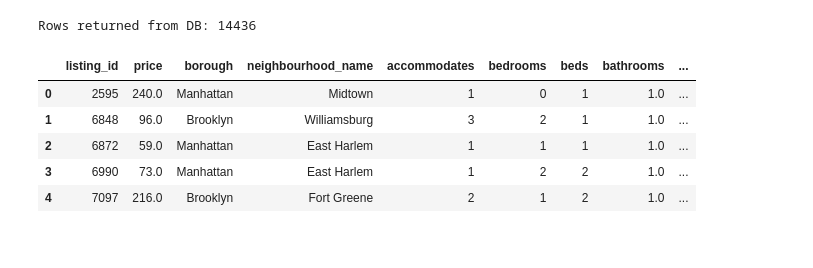
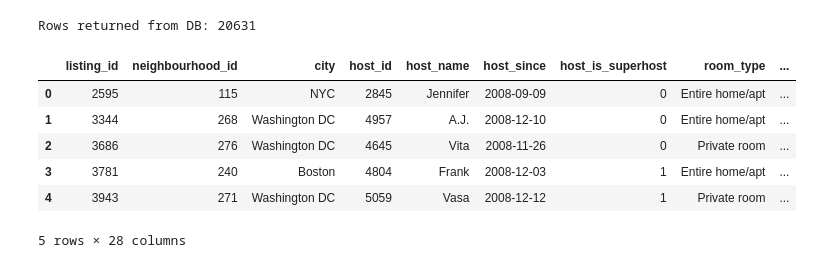
Before and after one commit to Pranav-Bathula/Airbnb-Price-Predictor, a Jupyter notebook: notebooks/features.ipynb, the cells around one changed output. Drawn from its saved outputs; the diff is of its cells as text; code cells hidden in the pictures.

```diff
--- a/notebooks/features.ipynb
+++ b/notebooks/features.ipynb
@@ -1,62 +1,43 @@
 # %%
 # Feature Factory: Official Feature Engineering Notebook
 #
 # This notebook is the single source of truth for feature engineering.
 # It reads from the SQLite database and creates listing_features.csv
 # which is then consumed by model.ipynb for training.
 #
 # Pipeline: DB → features.ipynb → listing_features.csv → model.ipynb
 
 import pandas as pd
 import numpy as np
 import sqlite3
 import os
 
 # 1. Connect to the SQLite database
 db_path = "../data/airbnb.db"
 
-query = """
+# Base query: get all listing columns + neighbourhood info
+base_query = """
 SELECT
-    l.listing_id,
-    l.price,
+    l.*,
     n.borough,
-    n.neighbourhood_name,
-
-    -- basic size / capacity
-    l.accommodates,
-    l.bedrooms,
-    l.beds,
-    l.bathrooms,
-
-    -- host / quality info
-    l.host_is_superhost,
-    l.number_of_reviews,
-    l.review_scores_rating,
-    l.availability_365,
-    l.reviews_per_month,
-    l.estimated_revenue,
-
-    -- categorical info for later
-    l.room_type,
-    l.property_type
-
+    n.neighbourhood_name
 FROM listing l
-JOIN neighbourhood n
+LEFT JOIN neighbourhood n
     ON l.neighbourhood_id = n.neighbourhood_id
-WHERE l.price IS NOT NULL
 """
 
 with sqlite3.connect(db_path) as conn:
-    df = pd.read_sql_query(query, conn)
+    df = pd.read_sql_query(base_query, conn)
 
 print(f"Rows returned from DB: {df.shape[0]}")
 df.head()
 # %% [output]
-Rows returned from DB: 14436
+Rows returned from DB: 20631
-|  | listing_id | price | borough | neighbourhood_name | accommodates | bedrooms | beds | bathrooms | ... |
-| 0 | 2595 | 240.0 | Manhattan | Midtown | 1 | 0 | 1 | 1.0 | ... |
-| 1 | 6848 | 96.0 | Brooklyn | Williamsburg | 3 | 2 | 1 | 1.0 | ... |
-| 2 | 6872 | 59.0 | Manhattan | East Harlem | 1 | 1 | 1 | 1.0 | ... |
-| 3 | 6990 | 73.0 | Manhattan | East Harlem | 1 | 2 | 2 | 1.0 | ... |
-| 4 | 7097 | 216.0 | Brooklyn | Fort Greene | 2 | 1 | 2 | 1.0 | ... |
+|  | listing_id | neighbourhood_id | city | host_id | host_name | host_since | host_is_superhost | room_type | ... |
+| 0 | 2595 | 115 | NYC | 2845 | Jennifer | 2008-09-09 | 0 | Entire home/apt | ... |
+| 1 | 3344 | 268 | Washington DC | 4957 | A.J. | 2008-12-10 | 0 | Entire home/apt | ... |
+| 2 | 3686 | 276 | Washington DC | 4645 | Vita | 2008-11-26 | 0 | Private room | ... |
+| 3 | 3781 | 240 | Boston | 4804 | Frank | 2008-12-03 | 1 | Entire home/apt | ... |
+| 4 | 3943 | 271 | Washington DC | 5059 | Vasa | 2008-12-12 | 1 | Private room | ... |
+5 rows × 28 columns
 # %%
```
Also changed, not shown: parts of 6 cells of this notebook, 4 other files.
